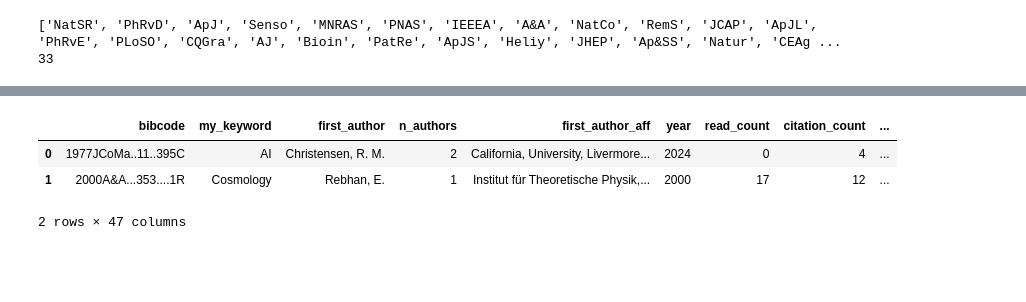
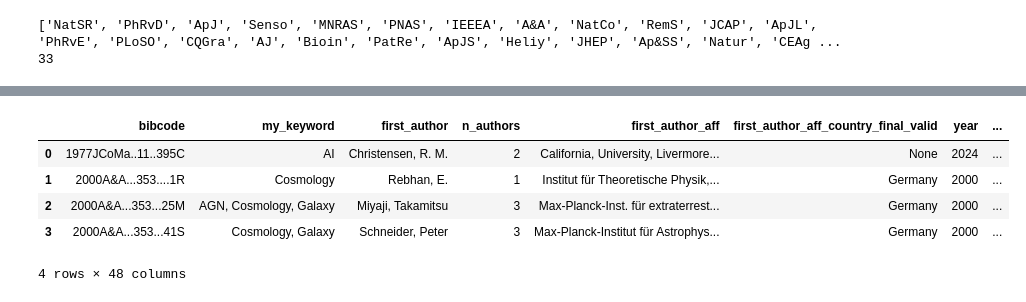
Before and after one commit to vadibekyan/ads_stats, a Jupyter notebook: ads_data_references_github.ipynb, the cells around one changed output, grey strips where cells are left out. Drawn from its saved outputs; the diff is of its cells as text; code cells hidden in the pictures; blank space fills up the shorter version.

```diff
--- a/ads_data_references_github.ipynb
+++ b/ads_data_references_github.ipynb
@@ -135,7 +132,9 @@ Index(['bibcode', 'my_keyword', 'first_author', 'n_authors',
 # %%
-all_data_ref.head(2)
+all_data_ref.head(4)
 # %% [output]
-|  | bibcode | my_keyword | first_author | n_authors | first_author_aff | year | read_count | citation_count | ... |
-| 0 | 1977JCoMa..11..395C | AI | Christensen, R. M. | 2 | California, University, Livermore... | 2024 | 0 | 4 | ... |
-| 1 | 2000A&A...353....1R | Cosmology | Rebhan, E. | 1 | Institut für Theoretische Physik,... | 2000 | 17 | 12 | ... |
+|  | bibcode | my_keyword | first_author | n_authors | first_author_aff | first_author_aff_country_final_valid | year | ... |
+| 0 | 1977JCoMa..11..395C | AI | Christensen, R. M. | 2 | California, University, Livermore... | None | 2024 | ... |
+| 1 | 2000A&A...353....1R | Cosmology | Rebhan, E. | 1 | Institut für Theoretische Physik,... | Germany | 2000 | ... |
+| 2 | 2000A&A...353...25M | AGN, Cosmology, Galaxy | Miyaji, Takamitsu | 3 | Max-Planck-Inst. für extraterrest... | Germany | 2000 | ... |
+| 3 | 2000A&A...353...41S | Cosmology, Galaxy | Schneider, Peter | 3 | Max-Planck-Institut für Astrophys... | Germany | 2000 | ... |
-2 rows × 47 columns
+4 rows × 48 columns
```
Also changed, not shown: parts of 21 cells of this notebook, 2 other files.
